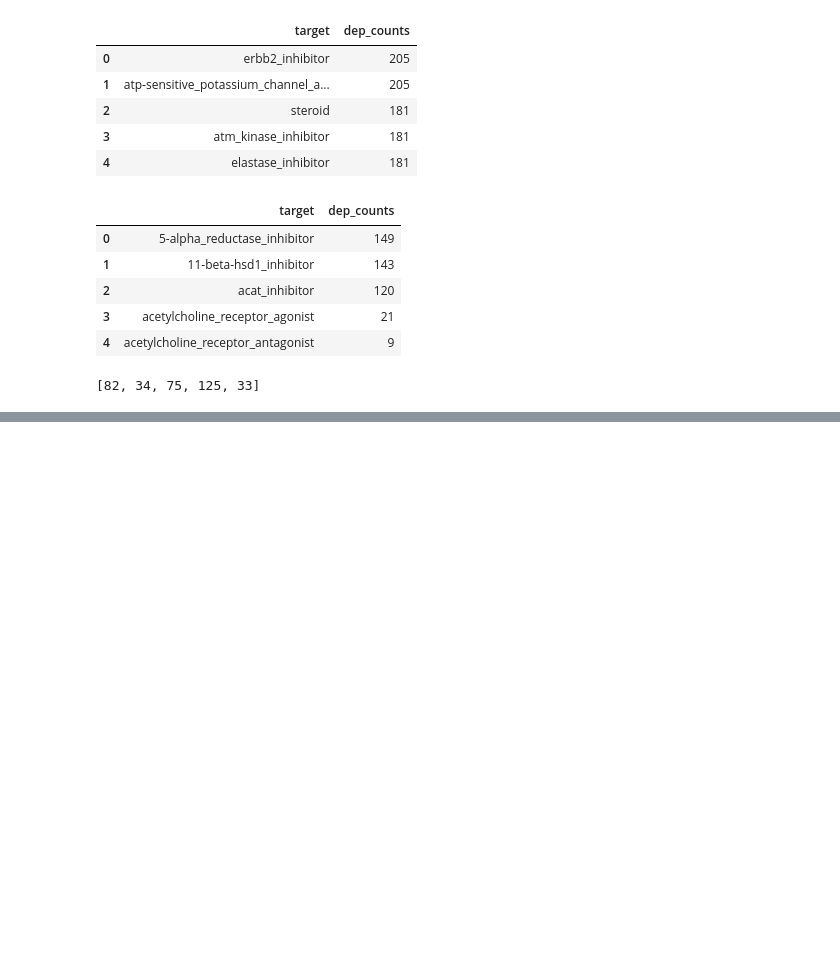
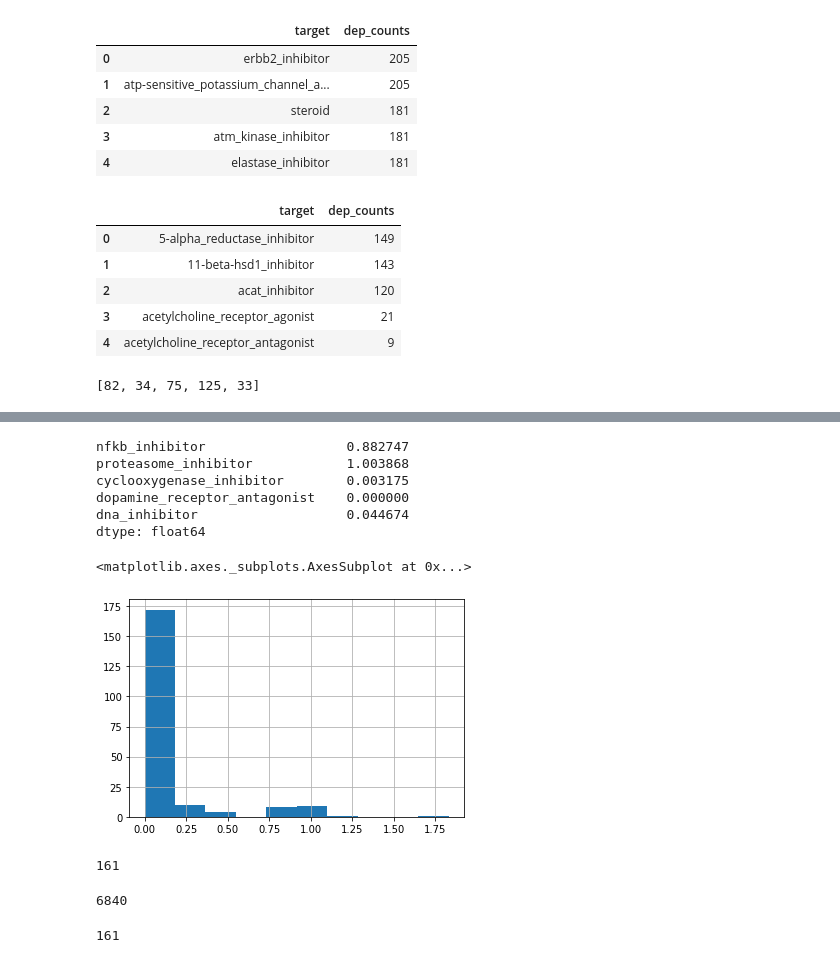
Before and after one commit to Yongliang-Shi/Mechanism-of-Action-Prediction, a Jupyter notebook: model_moa.ipynb, the cells around one changed output, grey strips where cells are left out. Drawn from its saved outputs; the diff is of its cells as text; code cells hidden in the pictures; blank space fills up the shorter version.

Commit message:
analyze the error of the classifier chain model v2

```diff
--- a/model_moa.ipynb
+++ b/model_moa.ipynb
@@ -1519,0 +1522,3 @@ order[:5]
+# %%
+df_error2 = pd.read_csv('error_analysis_v2.csv', index_col=0)
+df_error2.info()
@@ -1519,0 +1539,5 @@ order[:5]
+# %%
+# Rename columns
+df_error2.columns=['Y_train', 'chain',
+                   'Y_validate', 'chain_v',
+                   'Y_test', 'chain_t']
@@ -1519,0 +1554,33 @@ order[:5]
+# %%
+# Compute the ratio between predicted and actural counts for each target
+
+count_percentage = (df_error2.chain / df_error2.Y_train)
+count_percentage.head()
+# %% [output]
+nfkb_inhibitor                  0.882747
+proteasome_inhibitor            1.003868
+cyclooxygenase_inhibitor        0.003175
+dopamine_receptor_antagonist    0.000000
+dna_inhibitor                   0.044674
+dtype: float64
+# %%
+# Visualize the percentage
+count_percentage.hist(bins=10)
+# %% [output]
+<matplotlib.axes._subplots.AxesSubplot at 0x...>
+[figure, added]
+# %%
+# How many labels are predcited to be 0?
+(df_error2.chain == 0).sum() # A: 161
+# %% [output]
+161
+# %%
+# How many labels are completedly missed?
+df_error2.Y_train[df_error2.chain == 0].sum() # 6840 out of 12157 (56%)
+# %% [output]
+6840
+# %%
+# How many unique labels are completedly missed?
+df_error2.Y_train[df_error2.chain == 0].size # 161 out of 206 (78%)
+# %% [output]
+161
```
Also changed, not shown: parts of 4 cells of this notebook.
